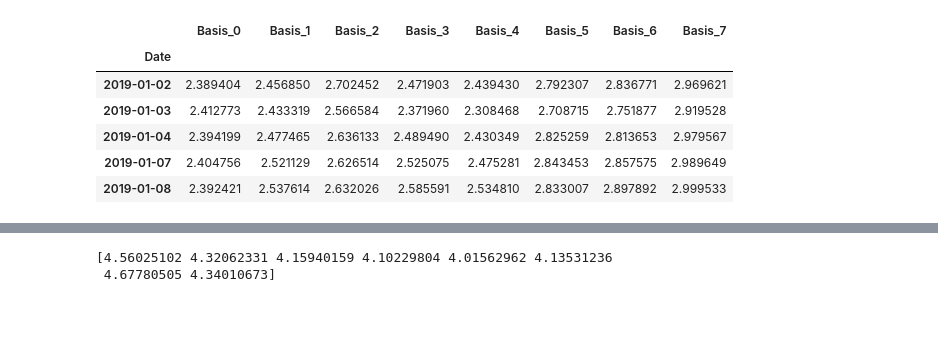
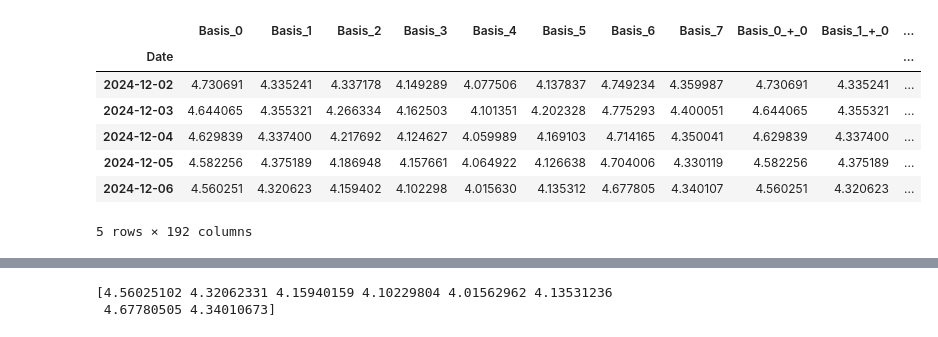
Before and after one commit to QuanPham19/functional-kan, a Jupyter notebook: phase_2/pytorch/func2func.ipynb, the cells around one changed output, grey strips where cells are left out. Cells and saved outputs as stored; diff of their text form; code cells hidden in the pictures.

```diff
--- a/phase_2/pytorch/test.ipynb
+++ b/phase_2/pytorch/func2func.ipynb
@@ -84,10 +94,23 @@ df.head()
-# %%
-basis_data_retrieval().head()
-# %% [output]
-|  | Basis_0 | Basis_1 | Basis_2 | Basis_3 | Basis_4 | Basis_5 | Basis_6 | Basis_7 |
-| Date |  |  |  |  |  |  |  |  |
-| 2019-01-02 | 2.389404 | 2.456850 | 2.702452 | 2.471903 | 2.439430 | 2.792307 | 2.836771 | 2.969621 |
-| 2019-01-03 | 2.412773 | 2.433319 | 2.566584 | 2.371960 | 2.308468 | 2.708715 | 2.751877 | 2.919528 |
-| 2019-01-04 | 2.394199 | 2.477465 | 2.636133 | 2.489490 | 2.430349 | 2.825259 | 2.813653 | 2.979567 |
-| 2019-01-07 | 2.404756 | 2.521129 | 2.626514 | 2.525075 | 2.475281 | 2.843453 | 2.857575 | 2.989649 |
-| 2019-01-08 | 2.392421 | 2.537614 | 2.632026 | 2.585591 | 2.534810 | 2.833007 | 2.897892 | 2.999533 |
+# %%
+def train_mse():
+    predictions = model(dataset['train_input'])  # Model predictions
+    mse = F.mse_loss(predictions, dataset['train_label'], reduction='mean')  # Compute MSE
+    return mse ** 0.5  # Return scalar MSE value
+
+def test_mse():
+    predictions = model(dataset['test_input']) # Model predictions
+    mse = F.mse_loss(predictions, dataset['test_label'], reduction='mean')  # Compute MSE
+    return mse ** 0.5
+
+data, ori_col = direct_pred_retrieval()
+all_cols = data.columns
+data.tail()
+# %% [output]
+|  | Basis_0 | Basis_1 | Basis_2 | Basis_3 | Basis_4 | Basis_5 | Basis_6 | Basis_7 | Basis_0_+_0 | Basis_1_+_0 | ... |
+| Date |  |  |  |  |  |  |  |  |  |  | ... |
+| 2024-12-02 | 4.730691 | 4.335241 | 4.337178 | 4.149289 | 4.077506 | 4.137837 | 4.749234 | 4.359987 | 4.730691 | 4.335241 | ... |
+| 2024-12-03 | 4.644065 | 4.355321 | 4.266334 | 4.162503 | 4.101351 | 4.202328 | 4.775293 | 4.400051 | 4.644065 | 4.355321 | ... |
+| 2024-12-04 | 4.629839 | 4.337400 | 4.217692 | 4.124627 | 4.059989 | 4.169103 | 4.714165 | 4.350041 | 4.629839 | 4.337400 | ... |
+| 2024-12-05 | 4.582256 | 4.375189 | 4.186948 | 4.157661 | 4.064922 | 4.126638 | 4.704006 | 4.330119 | 4.582256 | 4.375189 | ... |
+| 2024-12-06 | 4.560251 | 4.320623 | 4.159402 | 4.102298 | 4.015630 | 4.135312 | 4.677805 | 4.340107 | 4.560251 | 4.320623 | ... |
+5 rows × 192 columns
```
Also changed, not shown: parts of 7 cells of this notebook, 3 other files.
